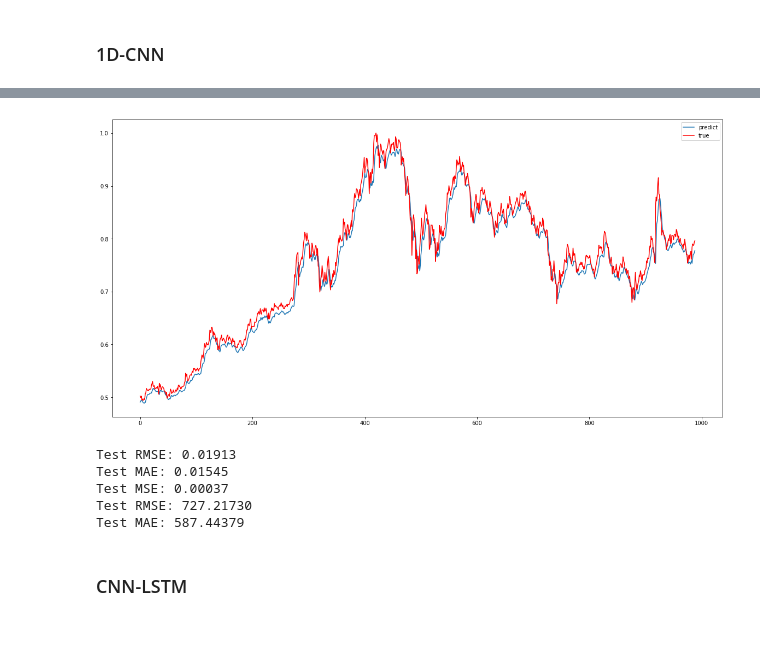
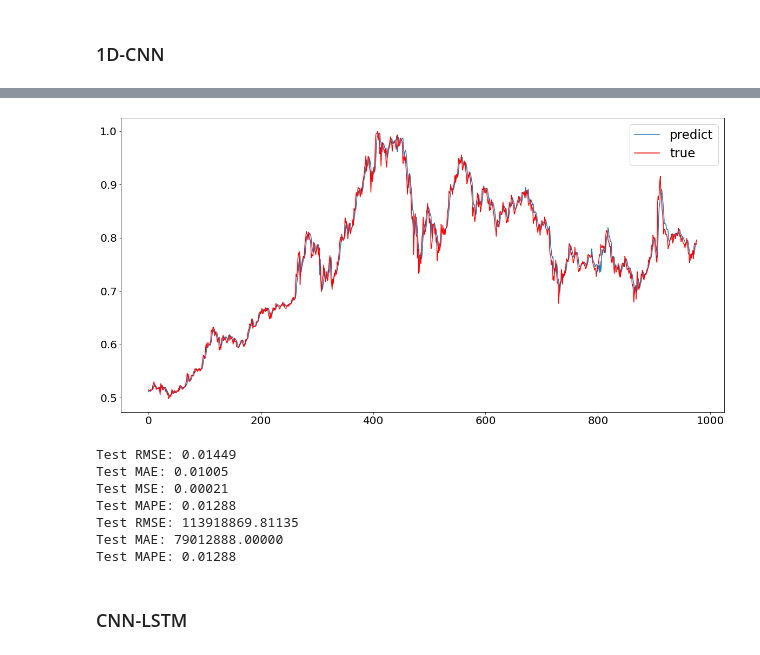
Before and after one commit to ikwak2/hj19_timeseries, a Jupyter notebook: btc/bitcoin_onestep.ipynb, the cells around one changed output, grey strips where cells are left out. Saved outputs shown, nothing was run; the diff lists cells and outputs as text; code cells hidden in the pictures.

```diff
--- a/btc/bitcoin_onestep.ipynb
+++ b/btc/bitcoin_onestep.ipynb
@@ -199,7 +177,8 @@ testY = (testY - y_train_min)/(y_train_max - y_train_min+ 1e-9 )
 first_input = Input(shape=(trainX.shape[1],trainX.shape[2]))
 
 in1=Bidirectional(LSTM(90))(first_input)
-in1=Dense(1,activation='relu')(in1)
+in1=Dense(100)(in1)
+in1=Dense(1)(in1)
 model=Model(first_input,in1)
 model.compile(optimizer='adam', loss='mse')
 model.summary()
@@ -497,9 +500,9 @@ def gradient_weight(seq, model):
 
     return grad
 # %%
-SMALL_SIZE = 15
-MEDIUM_SIZE = 18
-BIGGER_SIZE = 20
+SMALL_SIZE = 20
+MEDIUM_SIZE = 23
+BIGGER_SIZE = 25
 
 plt.rc('font', size=SMALL_SIZE) # controls default text sizes
 plt.rc('axes', titlesize=SMALL_SIZE) # fontsize of the axes title
@@ -1054,7 +1135,7 @@ pyplot.show()
 ### 1D-CNN
 # %%
 
-first_input = Input(shape=(12,4))
+first_input = Input(shape=(24,6))
 
 in1=Conv1D(filters=64, kernel_size=3, activation='relu',padding='same')(first_input)
 #in1= BatchNormalization(scale=False)(in1)
@@ -1140,42 +1221,49 @@ model.load_weights("saved_weights/btc_1dcnn1.hdf5")
 # %%
 from sklearn.metrics import *
 from matplotlib import pyplot
 yhat = model.predict([testX])
 yhat=yhat.reshape(-1,1)
 
 plt.figure(figsize=(20,10))
 
 pyplot.plot(yhat, label='predict')
 pyplot.plot(testY,'r', label='true')
 pyplot.legend()
 pyplot.show()
 
 from math import *
 rmse = sqrt(mean_squared_error(testY, yhat))
 print('Test RMSE: %.5f' % rmse)
 
 mae = mean_absolute_error(testY, yhat)
 print('Test MAE: %.5f' % mae)
 
 mse = mean_squared_error(testY, yhat)
 print('Test MSE: %.5f' % mse)
 
+mape=mean_absolute_percentage_error(testY, np.array(yhat))
+print('Test MAPE: %.5f' % mape)
+
+
+
 yhat_inverse = yhat*(np.max(values)-np.min(values))+np.min(values)
 testY_inverse=testY*(np.max(values)-np.min(values))+np.min(values)
+rmse = sqrt(mean_squared_error(np.array(yhat_inverse), testY_inverse))
+mae=mean_absolute_error(np.array(yhat_inverse), testY_inverse)
+mape=mean_absolute_percentage_error(testY_inverse,np.array(yhat_inverse))
 
-
-rmse = sqrt(mean_squared_error(yhat_inverse, testY_inverse))
 print('Test RMSE: %.5f' % rmse)
-
-mae = mean_absolute_error(yhat_inverse, testY_inverse)
 print('Test MAE: %.5f' % mae)
+print('Test MAPE: %.5f' % mape)
 # %% [output]
-[figure, old version]
+[figure, new version]
-Test RMSE: 0.01913
-Test MAE: 0.01545
-Test MSE: 0.00037
-Test RMSE: 727.21730
-Test MAE: 587.44379
+Test RMSE: 0.01449
+Test MAE: 0.01005
+Test MSE: 0.00021
+Test MAPE: 0.01288
+Test RMSE: 113918869.81135
+Test MAE: 79012888.00000
+Test MAPE: 0.01288
 # %%
 #0.01254, 0.01307
 # %% [markdown]
```
Also changed, not shown: parts of 32 cells of this notebook, 46 other files.
